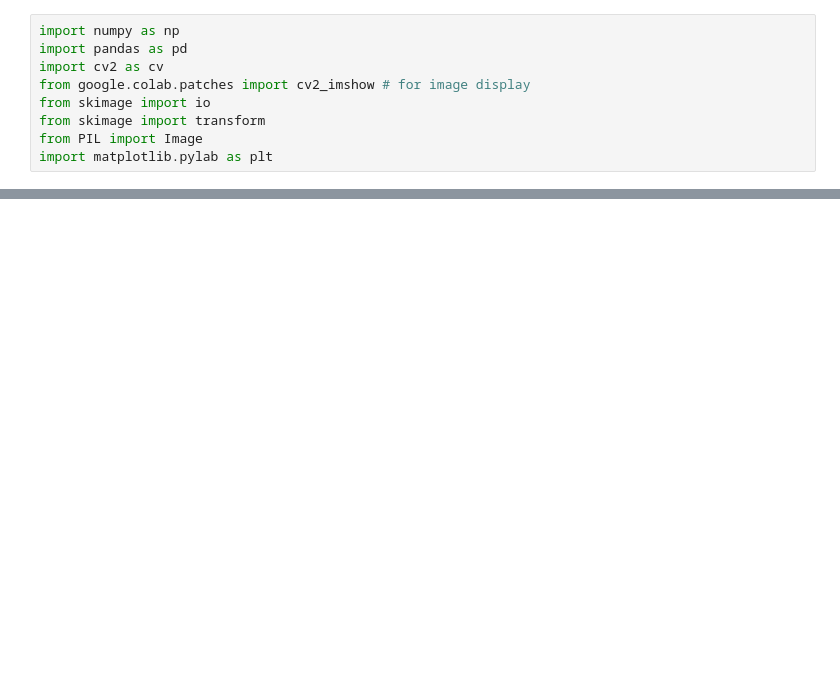
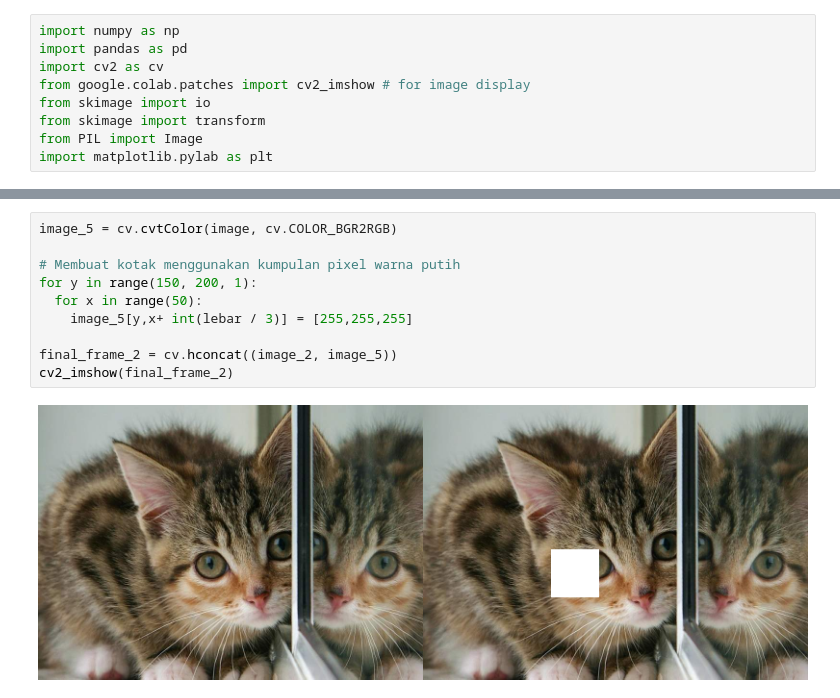
Before and after one commit to AqilulMuttaqin/PCVK_Genap_2023, a Jupyter notebook: Week1.ipynb, the cells around one changed output, grey strips where cells are left out. Saved outputs shown, nothing was run; the diff lists cells and outputs as text; blank space fills up the shorter version.

```diff
--- a/Week1.ipynb
+++ b/Week1.ipynb
@@ -76,0 +88,12 @@ cv2_imshow(final_frame)
+# %%
+image_5 = cv.cvtColor(image, cv.COLOR_BGR2RGB)
+
+# Membuat kotak menggunakan kumpulan pixel warna putih
+for y in range(150, 200, 1):
+  for x in range(50):
+    image_5[y,x+ int(lebar / 3)] = [255,255,255]
+
+final_frame_2 = cv.hconcat((image_2, image_5))
+cv2_imshow(final_frame_2)
+# %% [output]
+[figure, added]
```
Also changed, not shown: parts of 6 cells of this notebook.
